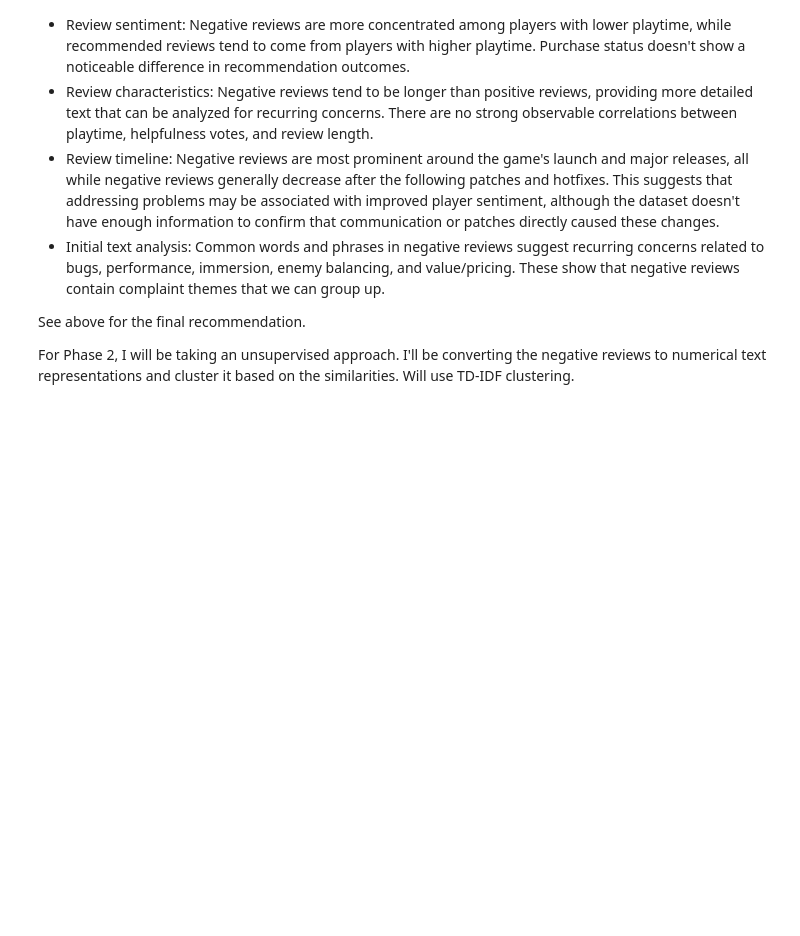
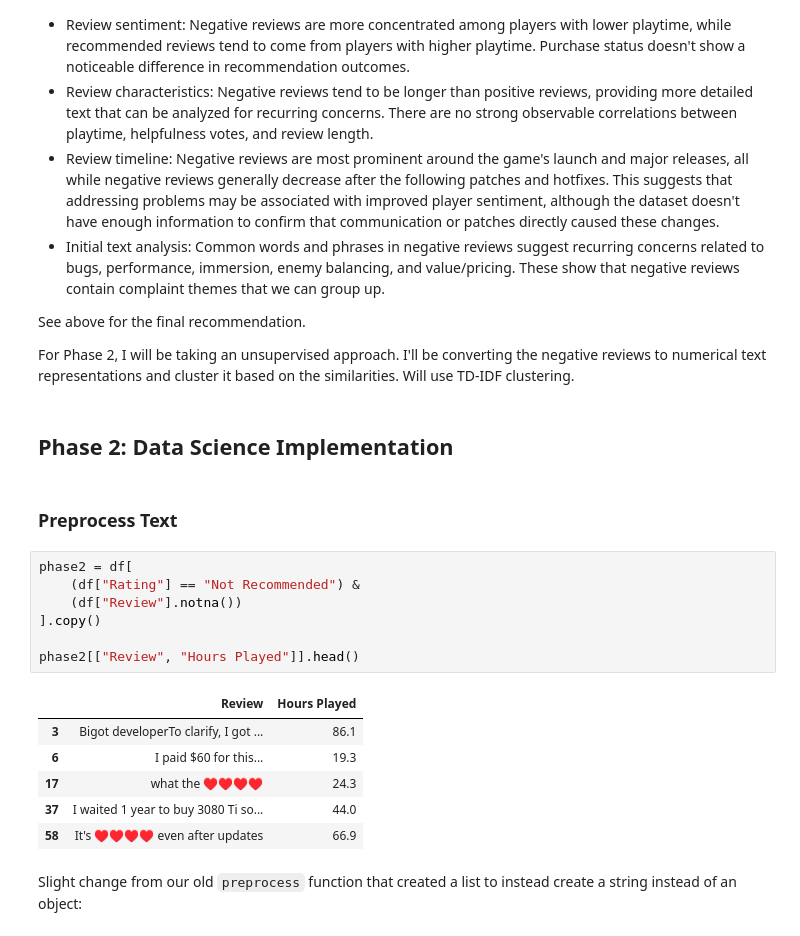
Before and after one commit to jjrbf/IAT461-Assignment4, a Jupyter notebook: iat461_a4_johannferrera_301601581.ipynb, the cells around one changed output. Saved outputs shown, nothing was run; the diff lists cells and outputs as text; blank space fills up the shorter version.

```diff
--- a/iat461_a4_johannferrera_301601581.ipynb
+++ b/iat461_a4_johannferrera_301601581.ipynb
@@ -965,3 +969,23 @@ Based on my findings from the EDA:
 See above for the final recommendation.
 
 For Phase 2, I will be taking an unsupervised approach. I'll be converting the negative reviews to numerical text representations and cluster it based on the similarities. Will use TD-IDF clustering.
+# %% [markdown]
+## Phase 2: Data Science Implementation
+# %% [markdown]
+### Preprocess Text
+# %%
+phase2 = df[
+    (df["Rating"] == "Not Recommended") &
+    (df["Review"].notna())
+].copy()
+
+phase2[["Review", "Hours Played"]].head()
+# %% [output]
+|  | Review | Hours Played |
+| 3 | Bigot developerTo clarify, I got ... | 86.1 |
+| 6 | I paid $60 for this... | 19.3 |
+| 17 | what the ♥♥♥♥ | 24.3 |
+| 37 | I waited 1 year to buy 3080 Ti so... | 44.0 |
+| 58 | It's ♥♥♥♥ even after updates | 66.9 |
+# %% [markdown]
+Slight change from our old `preprocess` function that created a list to instead create a string instead of an object:
```
Also changed, not shown: parts of 15 cells of this notebook.
